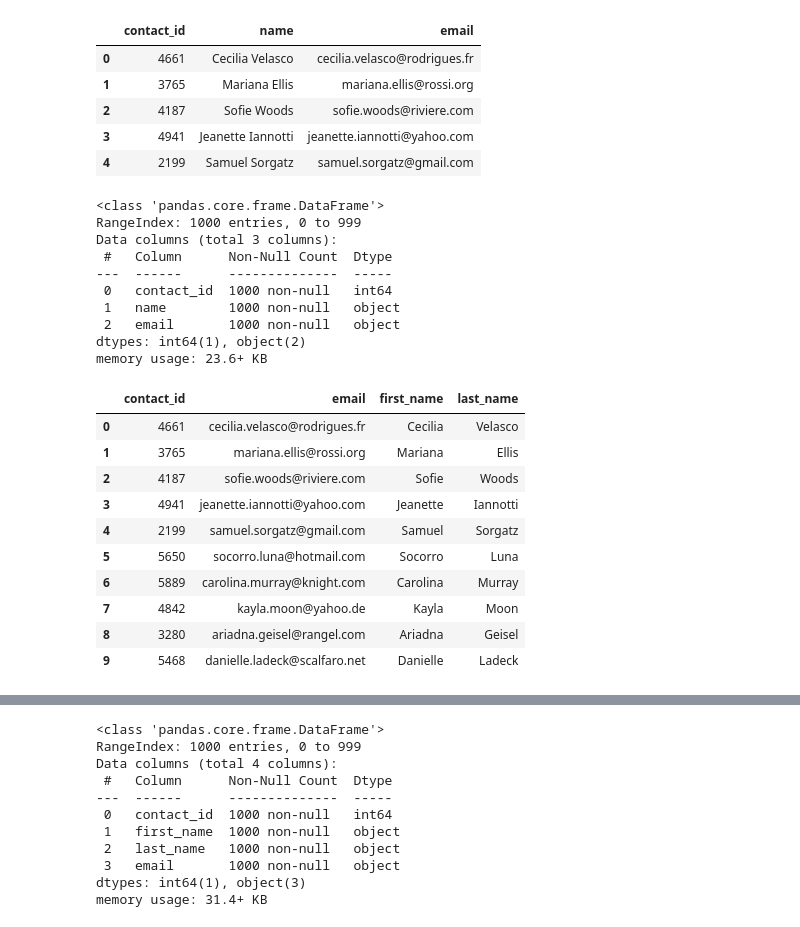
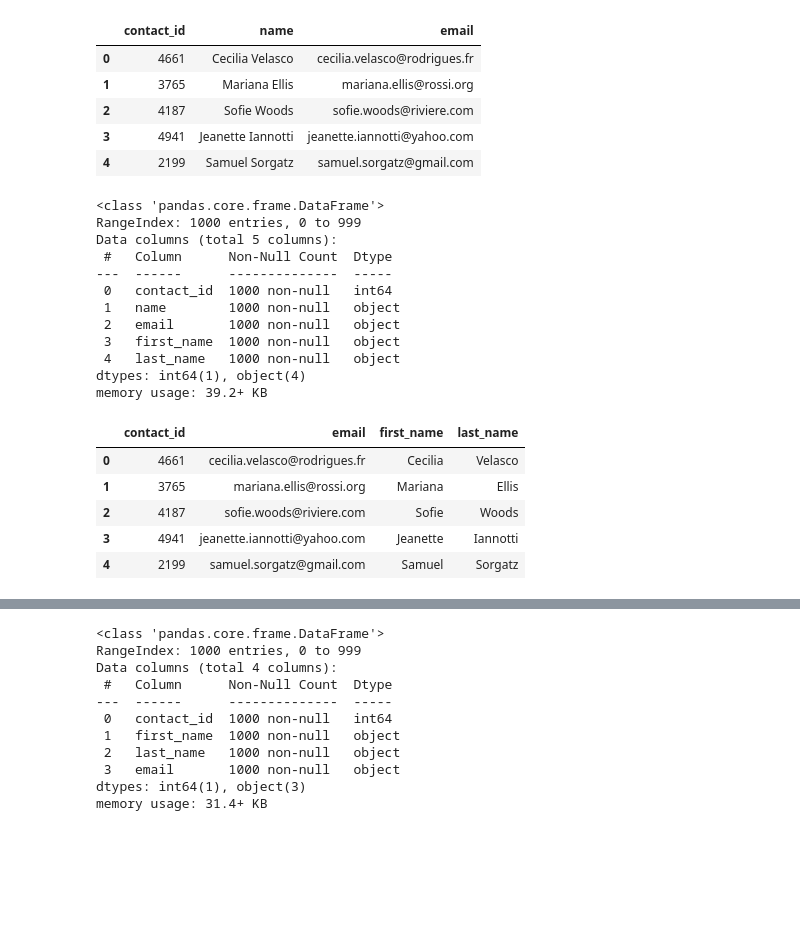
Before and after one commit to jackhayes21/Crowdfunding_ETL, a Jupyter notebook: Starter_Files/ETL_Mini_Project_JHayes_JCortes.ipynb, the cells around one changed output, grey strips where cells are left out. Cells and saved outputs as stored; diff of their text form; code cells hidden in the pictures; blank space fills up the shorter version.

```diff
--- a/Starter_Files/ETL_Mini_Project_JHayes_JCortes.ipynb
+++ b/Starter_Files/ETL_Mini_Project_JHayes_JCortes.ipynb
@@ -375,0 +368,18 @@ print(dict_values)
+# %%
+# Create empty list
+
+dict_values = []
+# Iterate through DataFrame
+for index, row in contact_info_df.iterrows():
+    try:
+        contact_data = json.loads(row['   '])
+        contact_id = contact_data.get("contact_id")
+        name = contact_data.get("name")
+        email = contact_data.get("email")
+#Append List
+        dict_values.append([contact_id, name, email])
+    except json.JSONDecodeError:
+
+        print()
+
+print(dict_values)
@@ -376,6 +388,8 @@ print(dict_values)
 # %%
 # Create a contact_info DataFrame and add each list of values, i.e., each row
 # to the 'contact_id', 'name', 'email' columns.
+contact_info = pd.DataFrame(dict_values, columns=['contact_id', 'name', 'email'])
+contact_info.head()
 # %% [output]
 |  | contact_id | name | email |
 | 0 | 4661 | Cecilia Velasco | cecilia.velasco@rodrigues.fr |
@@ -385,31 +399,34 @@ print(dict_values)
 | 4 | 2199 | Samuel Sorgatz | samuel.sorgatz@gmail.com |
 # %%
 # Check the datatypes.
+data_types = contact_info.info()
+data_types
 # %% [output]
 <class 'pandas.core.frame.DataFrame'>
 RangeIndex: 1000 entries, 0 to 999
-Data columns (total 3 columns):
+Data columns (total 5 columns):
  #   Column      Non-Null Count  Dtype
 ---  ------      --------------  -----
  0   contact_id  1000 non-null   int64
  1   name        1000 non-null   object
  2   email       1000 non-null   object
-dtypes: int64(1), object(2)
-memory usage: 23.6+ KB
+ 3   first_name  1000 non-null   object
+ 4   last_name   1000 non-null   object
+dtypes: int64(1), object(4)
+memory usage: 39.2+ KB
 # %%
 # Create a "first"name" and "last_name" column with the first and last names from the "name" column.
+contact_info[['first_name', 'last_name']] = contact_info['name'].str.split(' ', 1, expand=True)
 
+first_last_contact_info_ = contact_info.drop(columns=['name'])
 
 # Drop the contact_name column
+
+contact_name.head()
 # %% [output]
 |  | contact_id | email | first_name | last_name |
 | 0 | 4661 | cecilia.velasco@rodrigues.fr | Cecilia | Velasco |
 | 1 | 3765 | mariana.ellis@rossi.org | Mariana | Ellis |
 | 2 | 4187 | sofie.woods@riviere.com | Sofie | Woods |
 | 3 | 4941 | jeanette.iannotti@yahoo.com | Jeanette | Iannotti |
 | 4 | 2199 | samuel.sorgatz@gmail.com | Samuel | Sorgatz |
-| 5 | 5650 | socorro.luna@hotmail.com | Socorro | Luna |
-| 6 | 5889 | carolina.murray@knight.com | Carolina | Murray |
-| 7 | 4842 | kayla.moon@yahoo.de | Kayla | Moon |
-| 8 | 3280 | ariadna.geisel@rangel.com | Ariadna | Geisel |
-| 9 | 5468 | danielle.ladeck@scalfaro.net | Danielle | Ladeck |
```
Also changed, not shown: parts of 7 cells of this notebook, 2 other files.
